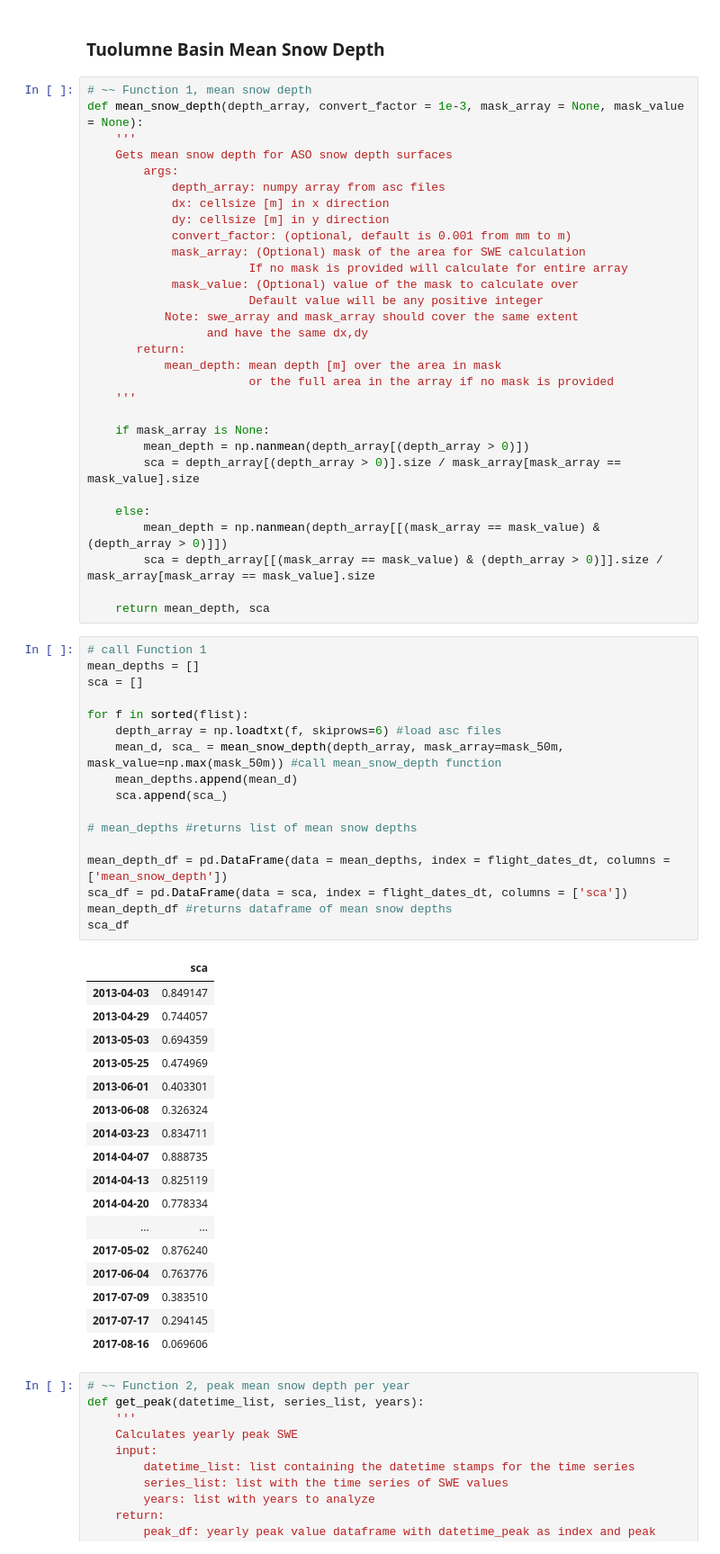
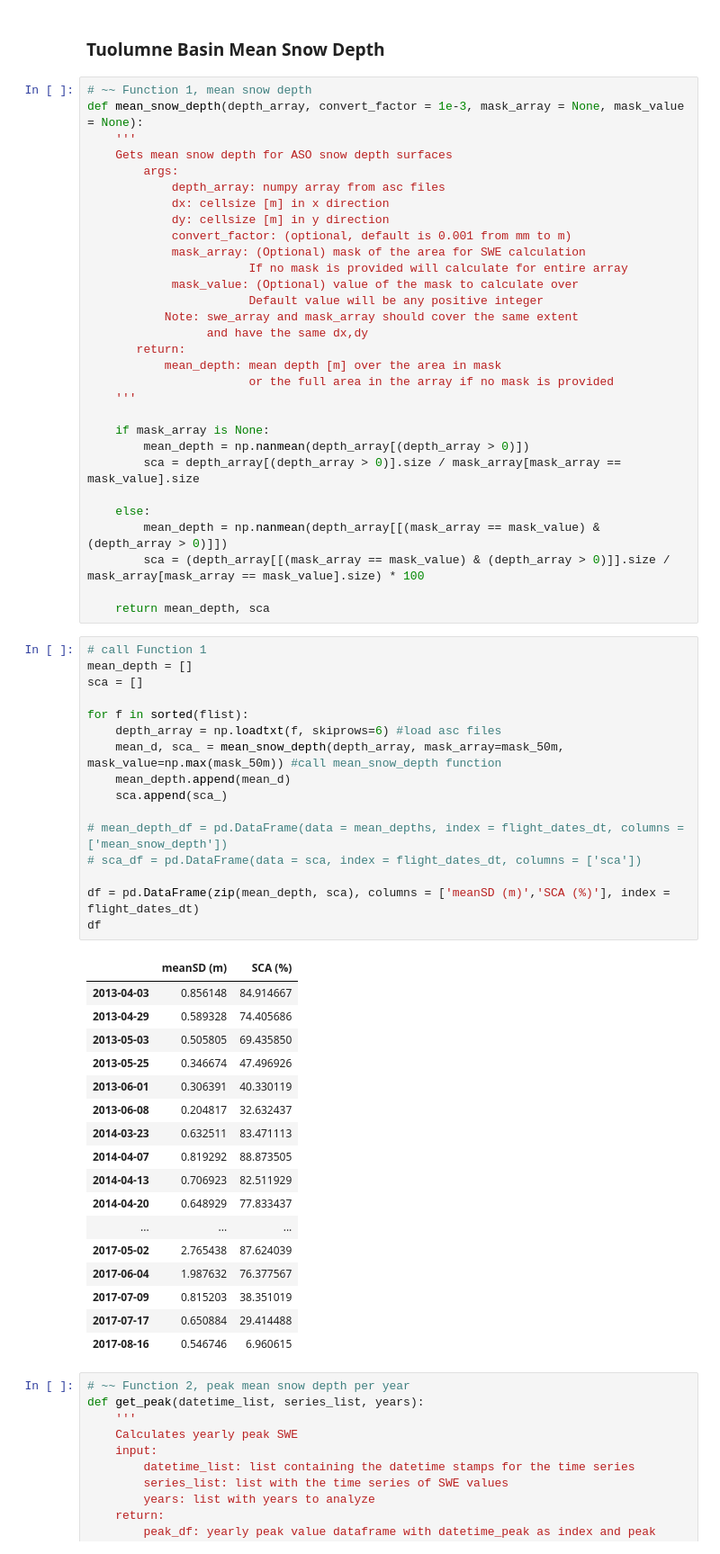
Before and after one commit to meganmason/jlabs, a Jupyter notebook: 50m_ascii/Tuolumne_depth.ipynb, the cells around one changed output. Shown at 90% size. Cells and saved outputs as stored; diff of their text form.

```diff
--- a/50m_ascii/Tuolumne_depth.ipynb
+++ b/50m_ascii/Tuolumne_depth.ipynb
@@ -144,44 +143,43 @@ def mean_snow_depth(depth_array, convert_factor = 1e-3, mask_array = None, mask_
 
     else:
         mean_depth = np.nanmean(depth_array[[(mask_array == mask_value) & (depth_array > 0)]])
-        sca = depth_array[[(mask_array == mask_value) & (depth_array > 0)]].size / mask_array[mask_array == mask_value].size
+        sca = (depth_array[[(mask_array == mask_value) & (depth_array > 0)]].size / mask_array[mask_array == mask_value].size) * 100
 
     return mean_depth, sca
 # %%
 # call Function 1
-mean_depths = []
+mean_depth = []
 sca = []
 
 for f in sorted(flist):
     depth_array = np.loadtxt(f, skiprows=6) #load asc files
     mean_d, sca_ = mean_snow_depth(depth_array, mask_array=mask_50m, mask_value=np.max(mask_50m)) #call mean_snow_depth function
-    mean_depths.append(mean_d)
+    mean_depth.append(mean_d)
     sca.append(sca_)
 
-# mean_depths #returns list of mean snow depths
+# mean_depth_df = pd.DataFrame(data = mean_depths, index = flight_dates_dt, columns = ['mean_snow_depth'])
+# sca_df = pd.DataFrame(data = sca, index = flight_dates_dt, columns = ['sca'])
 
-mean_depth_df = pd.DataFrame(data = mean_depths, index = flight_dates_dt, columns = ['mean_snow_depth'])
-sca_df = pd.DataFrame(data = sca, index = flight_dates_dt, columns = ['sca'])
-mean_depth_df #returns dataframe of mean snow depths
-sca_df
+df = pd.DataFrame(zip(mean_depth, sca), columns = ['meanSD (m)','SCA (%)'], index = flight_dates_dt)
+df
 # %% [output]
-|  | sca |
-| 2013-04-03 | 0.849147 |
-| 2013-04-29 | 0.744057 |
-| 2013-05-03 | 0.694359 |
-| 2013-05-25 | 0.474969 |
-| 2013-06-01 | 0.403301 |
-| 2013-06-08 | 0.326324 |
-| 2014-03-23 | 0.834711 |
-| 2014-04-07 | 0.888735 |
-| 2014-04-13 | 0.825119 |
-| 2014-04-20 | 0.778334 |
-| ... | ... |
-| 2017-05-02 | 0.876240 |
-| 2017-06-04 | 0.763776 |
-| 2017-07-09 | 0.383510 |
-| 2017-07-17 | 0.294145 |
-| 2017-08-16 | 0.069606 |
+|  | meanSD (m) | SCA (%) |
+| 2013-04-03 | 0.856148 | 84.914667 |
+| 2013-04-29 | 0.589328 | 74.405686 |
+| 2013-05-03 | 0.505805 | 69.435850 |
+| 2013-05-25 | 0.346674 | 47.496926 |
+| 2013-06-01 | 0.306391 | 40.330119 |
+| 2013-06-08 | 0.204817 | 32.632437 |
+| 2014-03-23 | 0.632511 | 83.471113 |
+| 2014-04-07 | 0.819292 | 88.873505 |
+| 2014-04-13 | 0.706923 | 82.511929 |
+| 2014-04-20 | 0.648929 | 77.833437 |
+| ... | ... | ... |
+| 2017-05-02 | 2.765438 | 87.624039 |
+| 2017-06-04 | 1.987632 | 76.377567 |
+| 2017-07-09 | 0.815203 | 38.351019 |
+| 2017-07-17 | 0.650884 | 29.414488 |
+| 2017-08-16 | 0.546746 | 6.960615 |
 # %%
 # ~~ Function 2, peak mean snow depth per year
 def get_peak(datetime_list, series_list, years):
```
Also changed, not shown: parts of 14 cells of this notebook.
